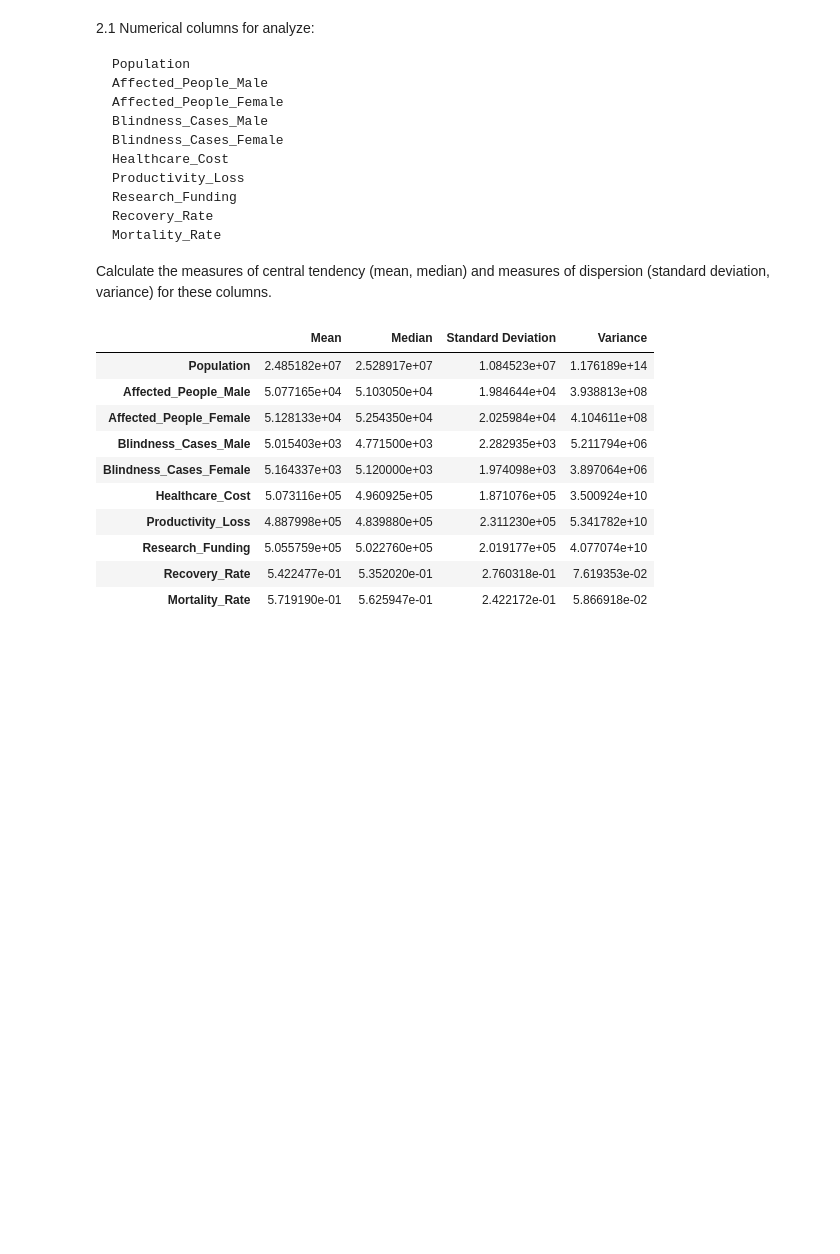
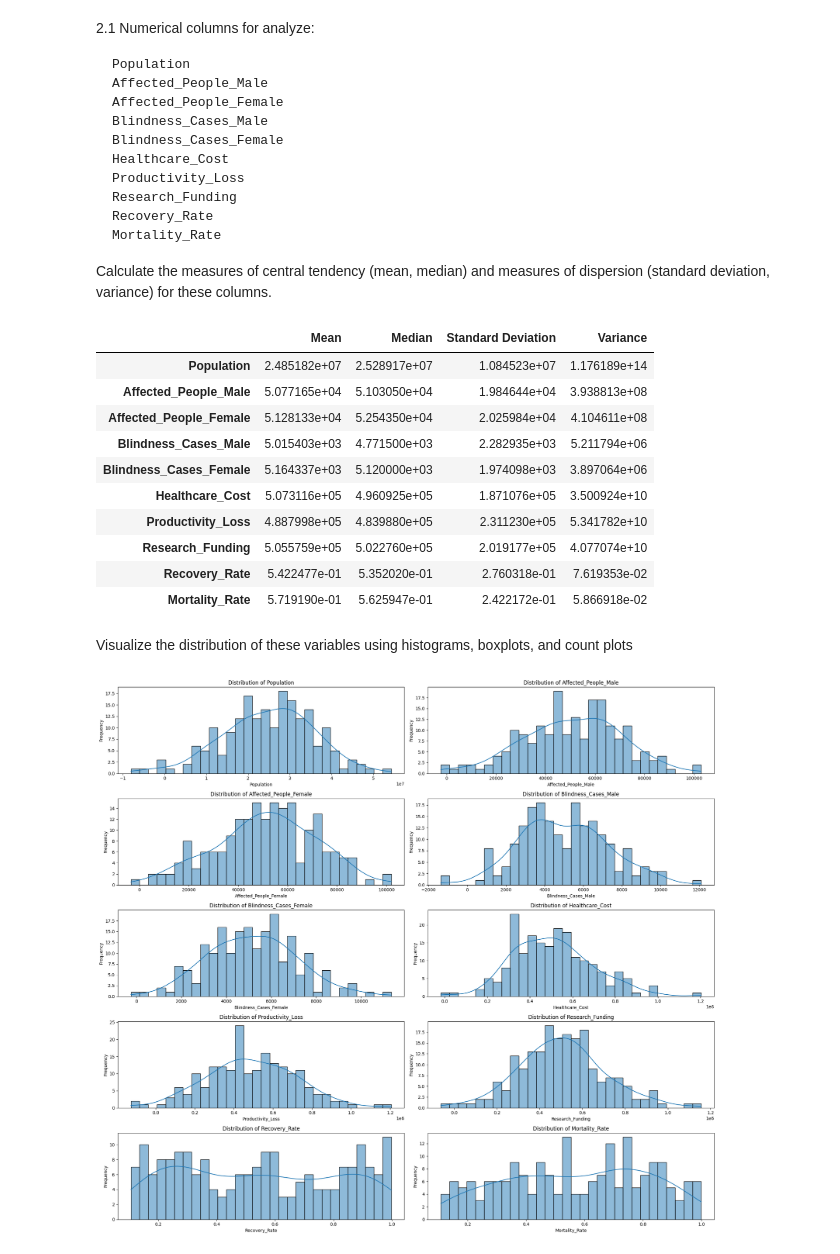
Before and after one commit to carlos-alves-one/Eye-Disease-Analysis, a Jupyter notebook: dataset_EDA.ipynb, the cells around one changed output. Saved outputs shown, nothing was run; the diff lists cells and outputs as text; code cells hidden in the pictures; blank space fills up the shorter version.

Commit message:
Visualize the distribution of these variables using histograms, boxplots, and count plots

```diff
--- a/dataset_EDA.ipynb
+++ b/dataset_EDA.ipynb
@@ -120,3 +120,25 @@ summary_stats
 | Research_Funding | 5.055759e+05 | 5.022760e+05 | 2.019177e+05 | 4.077074e+10 |
 | Recovery_Rate | 5.422477e-01 | 5.352020e-01 | 2.760318e-01 | 7.619353e-02 |
 | Mortality_Rate | 5.719190e-01 | 5.625947e-01 | 2.422172e-01 | 5.866918e-02 |
+# %% [markdown]
+Visualize the distribution of these variables using histograms, boxplots, and count plots
+# %%
+import matplotlib.pyplot as plt
+import seaborn as sns
+
+# Set up the figure size
+plt.figure(figsize=(20, 18))
+
+# Plot histograms for each numerical column
+for i, col in enumerate(numerical_columns, 1):
+    plt.subplot(5, 2, i)
+    sns.histplot(data[col], kde=True, bins=30)
+    plt.title(f'Distribution of {col}')
+    plt.xlabel(col)
+    plt.ylabel('Frequency')
+
+# Adjust layout
+plt.tight_layout()
+plt.show()
+# %% [output]
+[figure, added]
```
